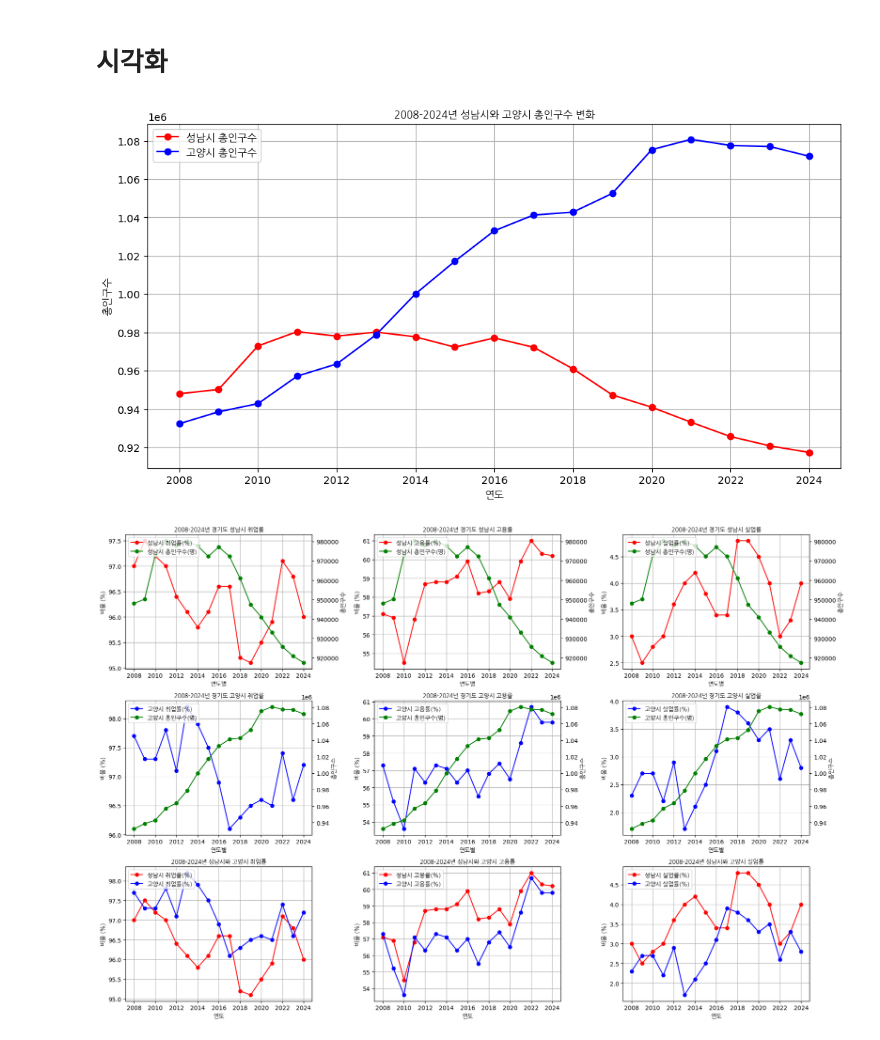
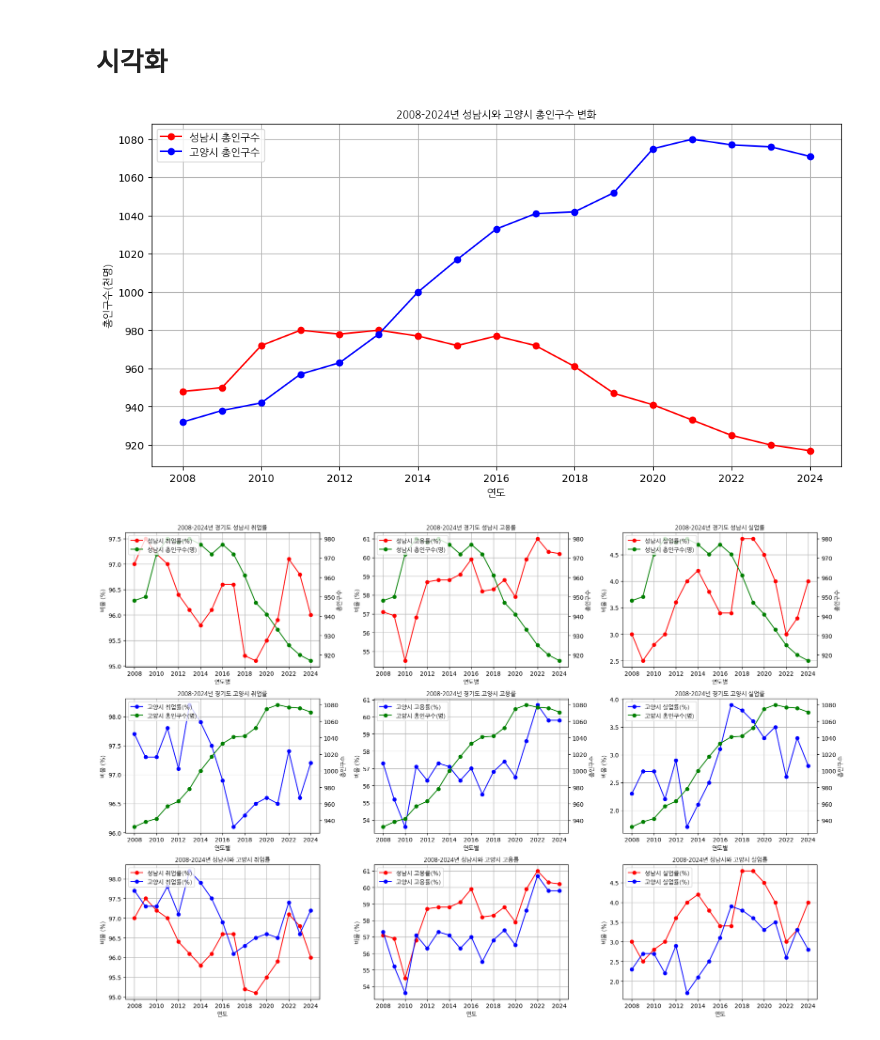
Before and after one commit to SnapishAgent/Ilsan-Investment-Insight, a Jupyter notebook: 일자리/고용실업률/employ_data.ipynb, the cells around one changed output. Saved outputs shown, nothing was run; the diff lists cells and outputs as text; code cells hidden in the pictures.

```diff
--- a/일자리/고용실업률/employ_data.ipynb
+++ b/일자리/고용실업률/employ_data.ipynb
@@ -51,9 +51,9 @@ df_goyang_grouped = df_goyang.groupby('연도').agg({col: 'sum' for col in df_go
 df_seongnam_grouped.insert(0, '행정구역별', '성남시')
 df_goyang_grouped.insert(0, '행정구역별', '고양시')
 
-# '총 인구수' 컬럼 추가
-df_seongnam_grouped.insert(2, '총 인구수', 0)
-df_goyang_grouped.insert(2, '총 인구수', 0)
+# '총 인구수(천명)' 컬럼 추가
+df_seongnam_grouped.insert(2, '총 인구수(천명)', 0)
+df_goyang_grouped.insert(2, '총 인구수(천명)', 0)
 
 # 결과 확인
 # display(df_seongnam.head())
@@ -216,18 +216,18 @@ def calculate_total_population(df, months=12):
     return total_population
 
 # 고양시와 성남시의 연도별 총인구수 계산
-goyang_total_population = calculate_total_population(goyang_population_df.iloc[:, 1:], months=12)
-seongnam_total_population = calculate_total_population(seongnam_population_df.iloc[:, 1:], months=12)
+goyang_total_population = calculate_total_population(goyang_population_df.iloc[:, 1:], months=12) / 1000
+seongnam_total_population = calculate_total_population(seongnam_population_df.iloc[:, 1:], months=12) / 1000
 
 # 2024년 데이터는 10개월로 나눔
-goyang_total_population.iloc[-1] = calculate_total_population(pd.DataFrame(goyang_population_df.iloc[-1, 1:11]).T, months=10)
-seongnam_total_population.iloc[-1] = calculate_total_population(pd.DataFrame(seongnam_population_df.iloc[-1, 1:11]).T, months=10)
+goyang_total_population.iloc[-1] = calculate_total_population(pd.DataFrame(goyang_population_df.iloc[-1, 1:11]).T, months=10) / 1000
+seongnam_total_population.iloc[-1] = calculate_total_population(pd.DataFrame(seongnam_population_df.iloc[-1, 1:11]).T, months=10) / 1000
 
 # 연도별 총인구수 데이터 프레임 생성
 total_population_df = pd.DataFrame({
     '연도': years[:len(goyang_total_population)],
-    '성남시 총인구수': seongnam_total_population.astype(int),
-    '고양시 총인구수': goyang_total_population.astype(int)
+    '성남시 총인구수(천명)': seongnam_total_population.astype(int),
+    '고양시 총인구수(천명)': goyang_total_population.astype(int)
 })
 
 # 결과 확인
@@ -258,8 +258,8 @@ df_goyang_grouped['연도'] = df_goyang_grouped['연도'].astype(str)
 total_population_df['연도'] = total_population_df['연도'].astype(str)
 
 # df_seongnam_grouped와 df_goyang_grouped의 '총 인구수' 컬럼 채우기
-df_seongnam_grouped['총 인구수'] = df_seongnam_grouped['연도'].map(total_population_df.set_index('연도')['성남시 총인구수'])
-df_goyang_grouped['총 인구수'] = df_goyang_grouped['연도'].map(total_population_df.set_index('연도')['고양시 총인구수'])
+df_seongnam_grouped['총 인구수(천명)'] = df_seongnam_grouped['연도'].map(total_population_df.set_index('연도')['성남시 총인구수(천명)'])
+df_goyang_grouped['총 인구수(천명)'] = df_goyang_grouped['연도'].map(total_population_df.set_index('연도')['고양시 총인구수(천명)'])
 
 # '취업률(%)', '고용률(%)', '실업률(%)' 컬럼 추가 및 계산 (소수점 1번째 자리까지만)
 df_seongnam_grouped['취업률(%)'] = ((df_seongnam_grouped['취업자 (천명)'] / df_seongnam_grouped['경제활동인구 (천명)']) * 100).round(1)
@@ -268,7 +268,7 @@ df_goyang_grouped['취업률(%)'] = ((df_goyang_grouped['취업자 (천명).1']
 df_seongnam_grouped['고용률(%)'] = ((df_seongnam_grouped['취업자 (천명)'] / df_seongnam_grouped['15세이상인구 (천명)']) * 100).round(1)
 df_goyang_grouped['고용률(%)'] = ((df_goyang_grouped['취업자 (천명).1'] / df_goyang_grouped['15세이상인구 (천명).1']) * 100).round(1)
 
-df_seongnam_grouped['실업률 ％)'] = ((df_seongnam_grouped['실업자 (천명)'] / df_seongnam_grouped['경제활동인구 (천명)']) * 100).round(1)
+df_seongnam_grouped['실업률(％)'] = ((df_seongnam_grouped['실업자 (천명)'] / df_seongnam_grouped['경제활동인구 (천명)']) * 100).round(1)
 df_goyang_grouped['실업률(％)'] = ((df_goyang_grouped['실업자 (천명).1'] / df_goyang_grouped['경제활동인구 (천명).1']) * 100).round(1)
 # %%
 # 성남시 결과 확인
@@ -330,15 +330,15 @@ fontprop = FontProperties(fname='NanumGothic.ttf')
 plt.figure(figsize=(12, 6))
 
 # 성남시 총인구수 그래프
-plt.plot(total_population_df['연도'], total_population_df['성남시 총인구수'], marker='o', label='성남시 총인구수', color='red')
+plt.plot(total_population_df['연도'], total_population_df['성남시 총인구수(천명)'], marker='o', label='성남시 총인구수', color='red')
 
 # 고양시 총인구수 그래프
-plt.plot(total_population_df['연도'], total_population_df['고양시 총인구수'], marker='o', label='고양시 총인구수', color='blue')
+plt.plot(total_population_df['연도'], total_population_df['고양시 총인구수(천명)'], marker='o', label='고양시 총인구수', color='blue')
 
 # 그래프 제목 및 축 레이블 설정
 plt.title('2008-2024년 성남시와 고양시 총인구수 변화', fontproperties=fontprop)
 plt.xlabel('연도', fontproperties=fontprop)
-plt.ylabel('총인구수', fontproperties=fontprop)
+plt.ylabel('총인구수(천명)', fontproperties=fontprop)
 
 # x축 눈금 설정
 plt.xticks(total_population_df['연도'][::2], rotation=0)
@@ -352,7 +352,7 @@ plt.grid(True)
 # 그래프 표시
 plt.show()
 # %% [output]
-[figure, old version]
+[figure, new version]
 # %%
 def plot_data(ax, x, y, title, xlabel, ylabel, xticks, color, label, secondary_y=None, secondary_label=None):
     ax.plot(x, y, marker='o', label=label, color=color)
@@ -382,32 +382,32 @@ xticks_goyang = df_goyang_grouped['연도'][::2]
 # Plot 성남시 취업률
 plot_data(axes[0, 0], df_seongnam_grouped['연도'], df_seongnam_grouped['취업률(%)'],
           '2008-2024년 경기도 성남시 취업률', '연도별', '비율 (%)', xticks, 'red', '성남시 취업률(%)',
-          total_population_df['성남시 총인구수'], '성남시 총인구수(명)')
+          total_population_df['성남시 총인구수(천명)'], '성남시 총인구수(명)')
 
 # Plot 성남시 고용률
 plot_data(axes[0, 1], df_seongnam_grouped['연도'], df_seongnam_grouped['고용률(%)'],
           '2008-2024년 경기도 성남시 고용률', '연도별', '비율 (%)', xticks, 'red', '성남시 고용률(%)',
-          total_population_df['성남시 총인구수'], '성남시 총인구수(명)')
+          total_population_df['성남시 총인구수(천명)'], '성남시 총인구수(명)')
 
 # Plot 성남시 실업률
-plot_data(axes[0, 2], df_seongnam_grouped['연도'], df_seongnam_grouped['실업률 ％)'],
+plot_data(axes[0, 2], df_seongnam_grouped['연도'], df_seongnam_grouped['실업률(％)'],
           '2008-2024년 경기도 성남시 실업률', '연도별', '비율 (%)', xticks, 'red', '성남시 실업률(%)',
-          total_population_df['성남시 총인구수'], '성남시 총인구수(명)')
+          total_population_df['성남시 총인구수(천명)'], '성남시 총인구수(명)')
 
 # Plot 고양시 취업률
 plot_data(axes[1, 0], df_goyang_grouped['연도'], df_goyang_grouped['취업률(%)'],
           '2008-2024년 경기도 고양시 취업률', '연도별', '비율 (%)', xticks_goyang, 'blue', '고양시 취업률(%)',
-          total_population_df['고양시 총인구수'], '고양시 총인구수(명)')
+          total_population_df['고양시 총인구수(천명)'], '고양시 총인구수(명)')
 
 # Plot 고양시 고용률
 plot_data(axes[1, 1], df_goyang_grouped['연도'], df_goyang_grouped['고용률(%)'],
           '2008-2024년 경기도 고양시 고용률', '연도별', '비율 (%)', xticks_goyang, 'blue', '고양시 고용률(%)',
-          total_population_df['고양시 총인구수'], '고양시 총인구수(명)')
+          total_population_df['고양시 총인구수(천명)'], '고양시 총인구수(명)')
 
 # Plot 고양시 실업률
 plot_data(axes[1, 2], df_goyang_grouped['연도'], df_goyang_grouped['실업률(％)'],
           '2008-2024년 경기도 고양시 실업률', '연도별', '비율 (%)', xticks_goyang, 'blue', '고양시 실업률(%)',
-          total_population_df['고양시 총인구수'], '고양시 총인구수(명)')
+          total_population_df['고양시 총인구수(천명)'], '고양시 총인구수(명)')
 
 # Plot 성남시와 고양시 취업률
 axes[2, 0].plot(df_seongnam_grouped['연도'], df_seongnam_grouped['취업률(%)'], marker='o', label='성남시 취업률(%)', color='red')
@@ -417,32 +417,32 @@ axes[2, 0].set_xlabel('연도', fontproperties=fontprop)
 axes[2, 0].set_ylabel('비율 (%)', fontproperties=fontprop)
 axes[2, 0].set_xticks(xticks)
 axes[2, 0].legend(prop=fontprop, fontsize=12, loc='upper left')
 axes[2, 0].grid(True)
 
 # Plot 성남시와 고양시 고용률
 axes[2, 1].plot(df_seongnam_grouped['연도'], df_seongnam_grouped['고용률(%)'], marker='o', label='성남시 고용률(%)', color='red')
 axes[2, 1].plot(df_goyang_grouped['연도'], df_goyang_grouped['고용률(%)'], marker='o', label='고양시 고용률(%)', color='blue')
 axes[2, 1].set_title('2008-2024년 성남시와 고양시 고용률', fontproperties=fontprop)
 axes[2, 1].set_xlabel('연도', fontproperties=fontprop)
 axes[2, 1].set_ylabel('비율 (%)', fontproperties=fontprop)
 axes[2, 1].set_xticks(xticks)
 axes[2, 1].legend(prop=fontprop, fontsize=12, loc='upper left')
 axes[2, 1].grid(True)
 
 # Plot 성남시와 고양시 실업률
-axes[2, 2].plot(df_seongnam_grouped['연도'], df_seongnam_grouped['실업률 ％)'], marker='o', label='성남시 실업률(%)', color='red')
+axes[2, 2].plot(df_seongnam_grouped['연도'], df_seongnam_grouped['실업률(％)'], marker='o', label='성남시 실업률(%)', color='red')
 axes[2, 2].plot(df_goyang_grouped['연도'], df_goyang_grouped['실업률(％)'], marker='o', label='고양시 실업률(%)', color='blue')
 axes[2, 2].set_title('2008-2024년 성남시와 고양시 실업률', fontproperties=fontprop)
 axes[2, 2].set_xlabel('연도', fontproperties=fontprop)
 axes[2, 2].set_ylabel('비율 (%)', fontproperties=fontprop)
 axes[2, 2].set_xticks(xticks)
 axes[2, 2].legend(prop=fontprop, fontsize=12, loc='upper left')
 axes[2, 2].grid(True)
 
 # Adjust layout
 plt.tight_layout()
 
 # Show plot
 plt.show()
 # %% [output]
-[figure, old version]
+[figure, new version]
```
Also changed, not shown: parts of 5 cells of this notebook, 1 other file.
